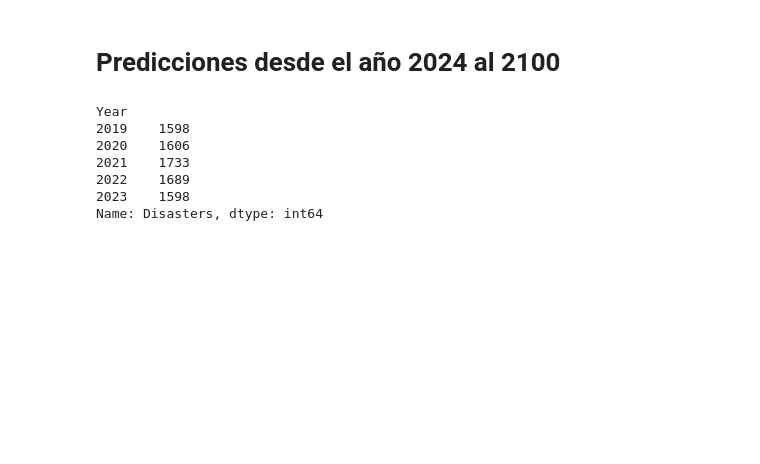
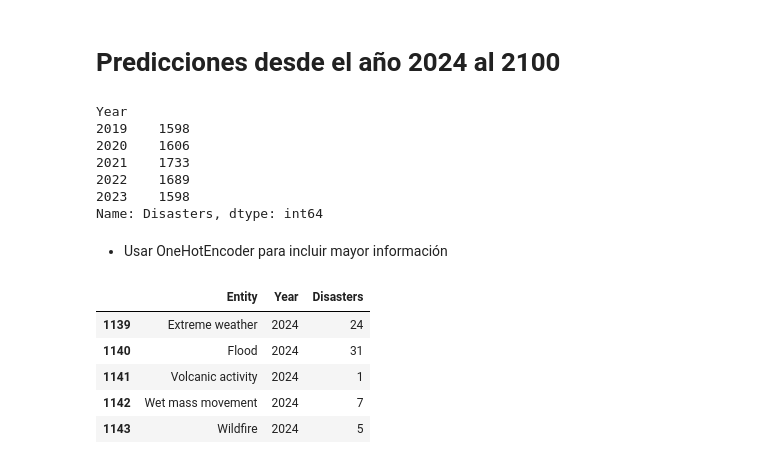
Before and after one commit to FrankRomeroT/H-bito, a Jupyter notebook: Dia 14/desastres_naturales.ipynb, the cells around one changed output. Cells and saved outputs as stored; diff of their text form; code cells hidden in the pictures; blank space fills up the shorter version.

```diff
--- a/Dia 14/desastres_naturales.ipynb
+++ b/Dia 14/desastres_naturales.ipynb
@@ -250,3 +250,14 @@ Year
 2022    1689
 2023    1598
 Name: Disasters, dtype: int64
+# %% [markdown]
+* Usar OneHotEncoder para incluir mayor información
+# %%
+df2.tail()
+# %% [output]
+|  | Entity | Year | Disasters |
+| 1139 | Extreme weather | 2024 | 24 |
+| 1140 | Flood | 2024 | 31 |
+| 1141 | Volcanic activity | 2024 | 1 |
+| 1142 | Wet mass movement | 2024 | 7 |
+| 1143 | Wildfire | 2024 | 5 |
```
Also changed, not shown: parts of 5 cells of this notebook, 5 other files.
